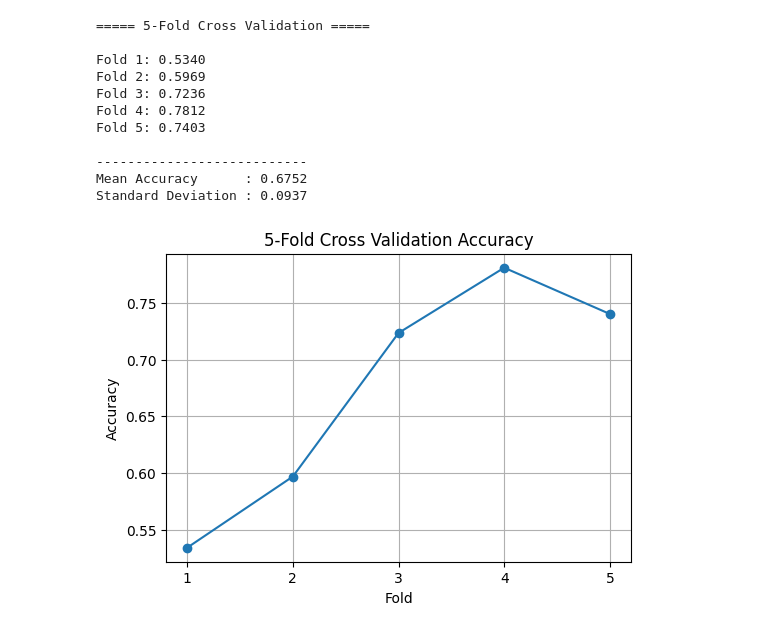
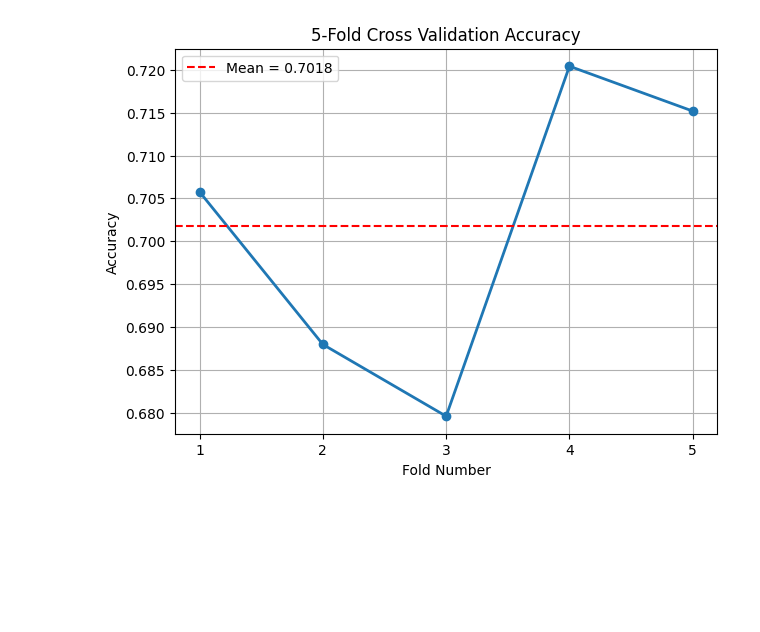
Before and after one commit to srimanv123/Movie-Comment-Analysis, a Jupyter notebook: notebooks/04_cross_validation.ipynb, the cells around one changed output. Saved outputs shown, nothing was run; the diff lists cells and outputs as text; code cells hidden in the pictures; blank space fills up the shorter version.

Commit message:
Add stratified 5-fold cross validation using pipeline

```diff
--- a/notebooks/04_cross_validation.ipynb
+++ b/notebooks/04_cross_validation.ipynb
@@ -26,45 +43,51 @@ scores = cross_val_score(
     cv=5,
     scoring="accuracy"
 )
-# %%
-print("===== 5-Fold Cross Validation =====\n")
-
-for i, score in enumerate(scores, start=1):
-    print(f"Fold {i}: {score:.4f}")
-
-print("\n---------------------------")
-print(f"Mean Accuracy      : {scores.mean():.4f}")
-print(f"Standard Deviation : {scores.std():.4f}")
-# %% [output]
-===== 5-Fold Cross Validation =====
-
-Fold 1: 0.5340
-Fold 2: 0.5969
-Fold 3: 0.7236
-Fold 4: 0.7812
-Fold 5: 0.7403
-
----------------------------
-Mean Accuracy      : 0.6752
-Standard Deviation : 0.0937
+# %%
+from sklearn.model_selection import StratifiedKFold
+
+cv = StratifiedKFold(
+    n_splits=5,
+    shuffle=True,
+    random_state=42
+)
+
+scores = cross_val_score(
+    pipeline,
+    df["Cleaned Comment"],
+    df["Movie Rating"],
+    cv=cv,
+    scoring="accuracy"
+)
 # %%
-import matplotlib.pyplot as plt
-
-plt.figure(figsize=(6,4))
+plt.figure(figsize=(7,5))
 
 plt.plot(
     range(1,6),
     scores,
-    marker="o"
+    marker="o",
+    linewidth=2
+)
+
+plt.axhline(
+    scores.mean(),
+    color="red",
+    linestyle="--",
+    label=f"Mean = {scores.mean():.4f}"
 )
 
 plt.xticks(range(1,6))
-plt.xlabel("Fold")
+
+plt.xlabel("Fold Number")
+
 plt.ylabel("Accuracy")
+
 plt.title("5-Fold Cross Validation Accuracy")
 
 plt.grid(True)
 
+plt.legend()
+
 plt.show()
 # %% [output]
-[figure, old version]
+[figure, new version]
```
Also changed, not shown: parts of 6 cells of this notebook.
